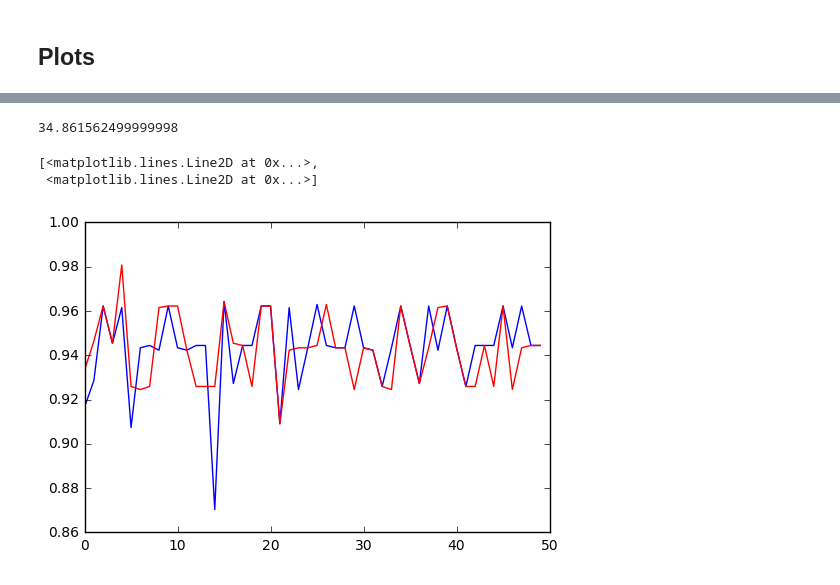
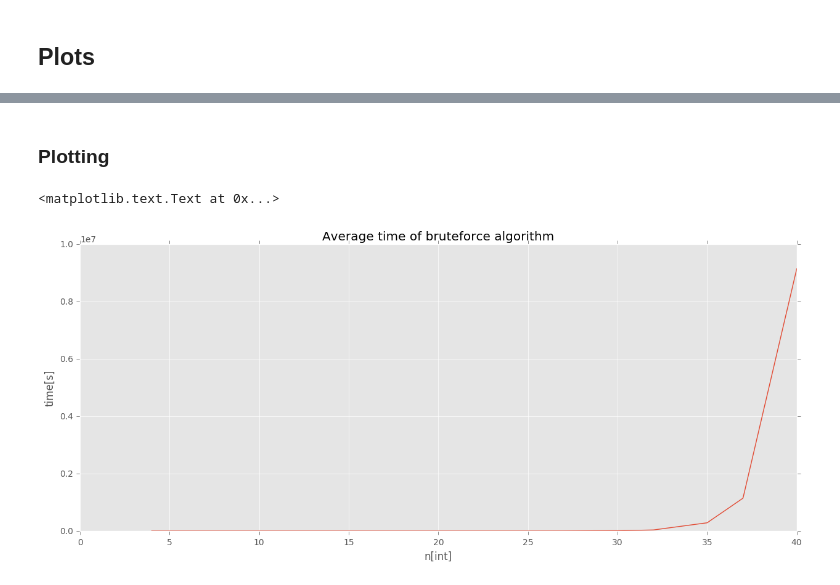
Before and after one commit to bobirdmi/MI-PAA, a Jupyter notebook: hw1.ipynb, the cells around one changed output, grey strips where cells are left out. Cells and saved outputs as stored; diff of their text form; code cells hidden in the pictures.

Commit message:
Added plots. Done.

```diff
--- a/hw1.ipynb
+++ b/hw1.ipynb
@@ -8,7 +8,12 @@ import time
 import pickle
 
 import matplotlib.pyplot as plt
+import matplotlib
+matplotlib.style.use('ggplot')
 %matplotlib inline
+# Make the graphs a bit prettier, and bigger
+from matplotlib.pylab import rcParams
+rcParams['figure.figsize'] = 15, 6
 # %% [markdown]
 ## Function definition
 # %%
@@ -219,6 +233,8 @@ np.mean(dictn[22][0], dtype='float64')
 # %%
-col_num = len(dictn[4])
-dictn_mean = dictn
+# compute average and max values
+dictn_mean = load_pickle_file(result_file)
+col_num = len(dictn_mean[4])
+
 
 for key in dictn_mean:
     for i in range(col_num):
@@ -233,7 +249,3 @@ for key in dictn_mean:
             dictn_mean[key][i]['avg_cost_err'] = np.mean(dictn_mean[key][i]['cost'], dtype='float64')
             dictn_mean[key][i]['avg_weight_err'] = np.mean(dictn_mean[key][i]['weight'], dtype='float64')
             dictn_mean[key][i]['avg_prop_err'] = np.mean(dictn_mean[key][i]['prop'], dtype='float64')
-# %%
-dictn_mean[22][0]
-# %% [output]
-34.861562499999998
@@ -242,6 +252,38 @@ plt.plot()
-# %%
-plt.plot(range(50), rel_err['cost'], 'b', range(50), rel_err['prop'], 'r')
-# %% [output]
-[<matplotlib.lines.Line2D at 0x...>,
- <matplotlib.lines.Line2D at 0x...>]
-[figure, removed]
+# %%
+n_list = [4,10,15,20,22,25,27,30,32,35,37,40]
+avg_brute_time = []
+avg_by_cost_time = []
+avg_by_weight_time = []
+avg_by_prop_time = []
+
+max_by_cost_error = []
+max_by_weight_error = []
+max_by_prop_error = []
+
+avg_by_cost_error = []
+avg_by_weight_error = []
+avg_by_prop_error = []
+
+for n in n_list:
+    avg_brute_time.append(dictn_mean[n][0])
+    avg_by_cost_time.append(dictn_mean[n][1])
+    avg_by_weight_time.append(dictn_mean[n][2])
+    avg_by_prop_time.append(dictn_mean[n][3])
+
+    max_by_cost_error.append(dictn_mean[n][4]['max_cost_err'])
+    max_by_weight_error.append(dictn_mean[n][4]['max_weight_err'])
+    max_by_prop_error.append(dictn_mean[n][4]['max_prop_err'])
+
+    avg_by_cost_error.append(dictn_mean[n][4]['avg_cost_err'])
+    avg_by_weight_error.append(dictn_mean[n][4]['avg_weight_err'])
+    avg_by_prop_error.append(dictn_mean[n][4]['avg_prop_err'])
+# %% [markdown]
+### Plotting
+# %%
+plt.plot(n_list, avg_brute_time)
+plt.xlabel('n[int]')
+plt.ylabel('time[s]')
+plt.title('Average time of bruteforce algorithm')
+# %% [output]
+<matplotlib.text.Text at 0x...>
+[figure, added]
```
Also changed, not shown: parts of 21 cells of this notebook, 1 other file.
